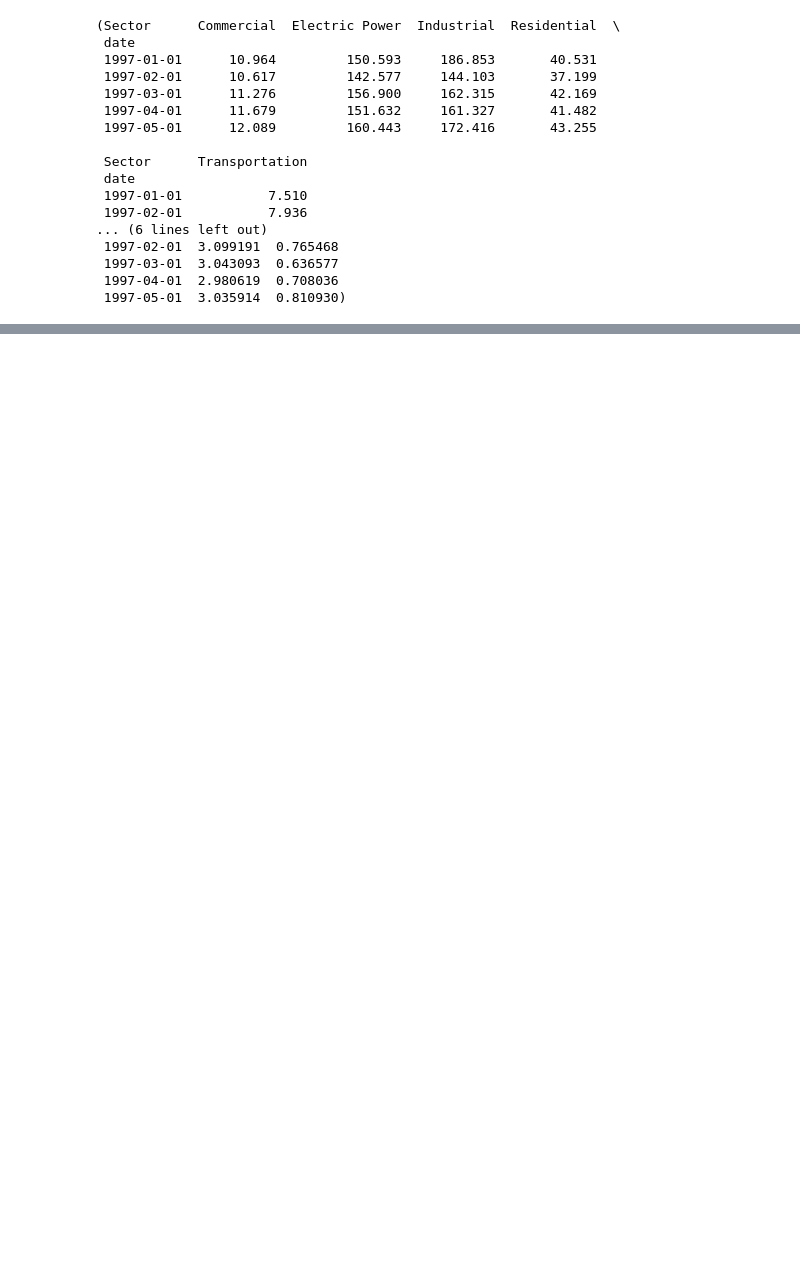
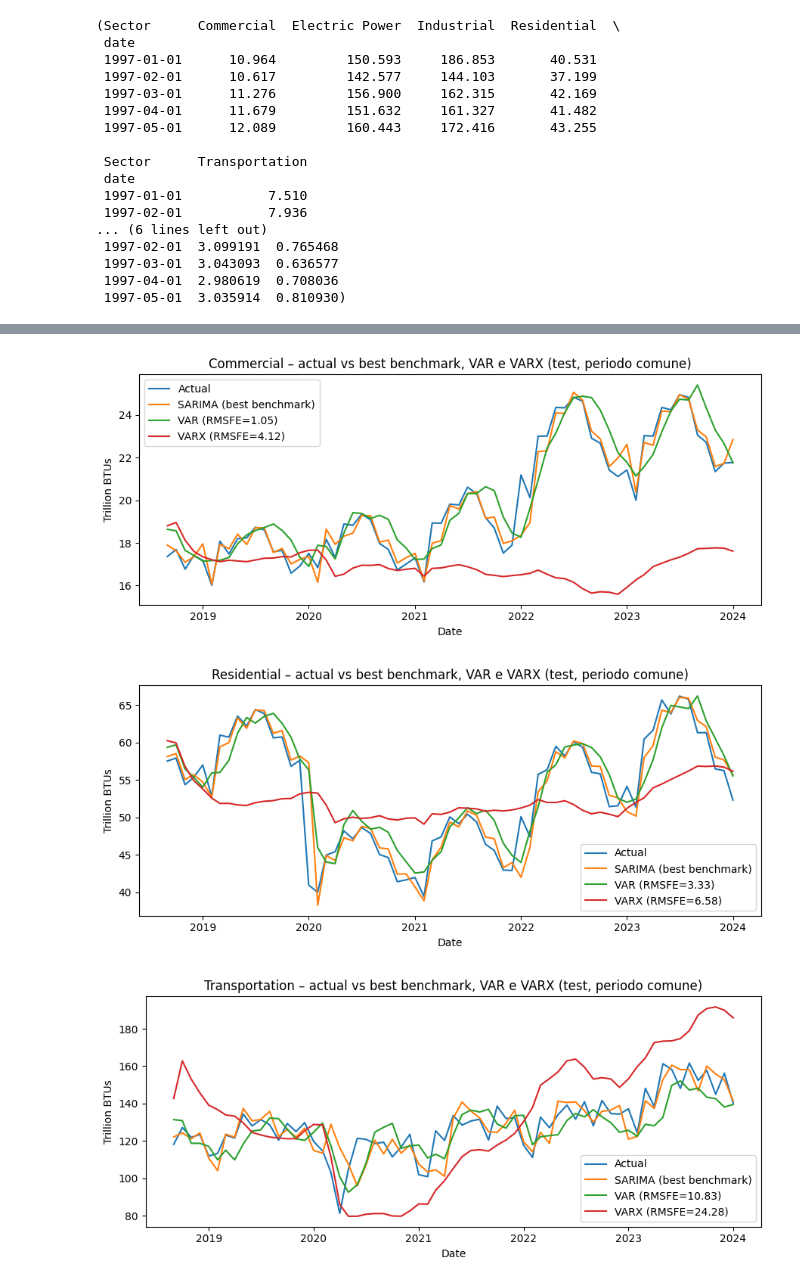
Before and after one commit to leilacielok/time-series-forecasting, a Jupyter notebook: analysis_plots.ipynb, the cells around one changed output, grey strips where cells are left out. Cells and saved outputs as stored; diff of their text form; code cells hidden in the pictures; blank space fills up the shorter version.

Commit message:
add sector-forecast comparison plots

```diff
--- a/analysis_plots.ipynb
+++ b/analysis_plots.ipynb
@@ -464,0 +537,13 @@ RMSFE_VARX (Electric Power): 51.307
+# %%
+out_dir = Path("outputs/plots/model_predictions_comparison")
+out_dir.mkdir(parents=True, exist_ok=True)
+
+for sector in VAR_SECTOR_COLS:
+    fig = plot_actual_vs_all_models(ts, ts_vx, exog_vx, sector)
+    fname = sector.replace(" ", "_") + "_ALL.png"
+    fig.savefig(out_dir / fname, dpi=300)
+    plt.show()
+# %% [output]
+[figure, added]
+[figure, added]
+[figure, added]
```
Also changed, not shown: parts of 13 cells of this notebook.
